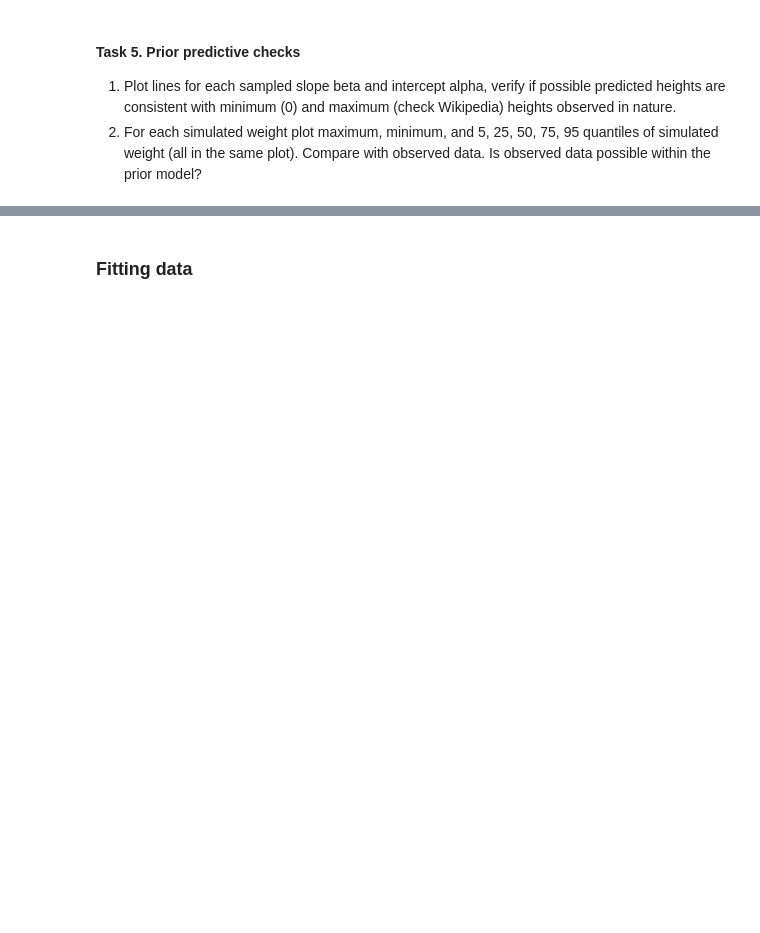
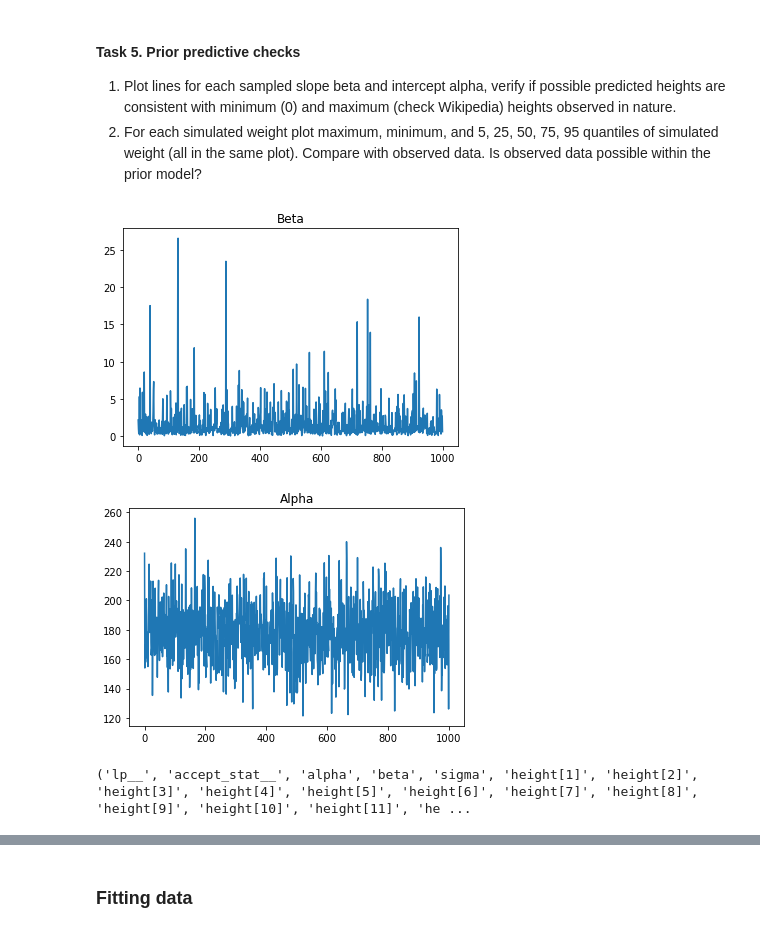
Before and after one commit to eskowio/AGH_Data_Analytics, a Jupyter notebook: Lab4/lab4.ipynb, the cells around one changed output, grey strips where cells are left out. Drawn from its saved outputs; the diff is of its cells as text; code cells hidden in the pictures; blank space fills up the shorter version.

```diff
--- a/Lab4/lab4.ipynb
+++ b/Lab4/lab4.ipynb
@@ -94,3 +215,19 @@ sim=model_ppc.sample(data=data_sim,
 #### Task 5. Prior predictive checks
 1. Plot lines for each sampled slope beta and intercept alpha, verify if possible predicted heights are consistent with minimum (0) and maximum (check Wikipedia) heights observed in nature.
 2. For each simulated weight plot maximum, minimum, and 5, 25, 50, 75, 95 quantiles of simulated weight (all in the same plot). Compare with observed data. Is observed data possible within the prior model?
+# %%
+beta = sim.stan_variable('beta')
+alpha = sim.stan_variable('alpha')
+plt.plot(np.linspace(0,1000,1000), beta, linestyle='-')
+plt.title('Beta')
+plt.show()
+plt.plot(np.linspace(0,1000,1000), alpha , linestyle = '-')
+plt.title('Alpha')
+plt.show()
+# %% [output]
+[figure, added]
+[figure, added]
+# %%
+print(sim.column_names)
+# %% [output]
+('lp__', 'accept_stat__', 'alpha', 'beta', 'sigma', 'height[1]', 'height[2]', 'height[3]', 'height[4]', 'height[5]', 'height[6]', 'height[7]', 'height[8]', 'height[9]', 'height[10]', 'height[11]', 'he ...
```
Also changed, not shown: parts of 16 cells of this notebook, 1 other file.
